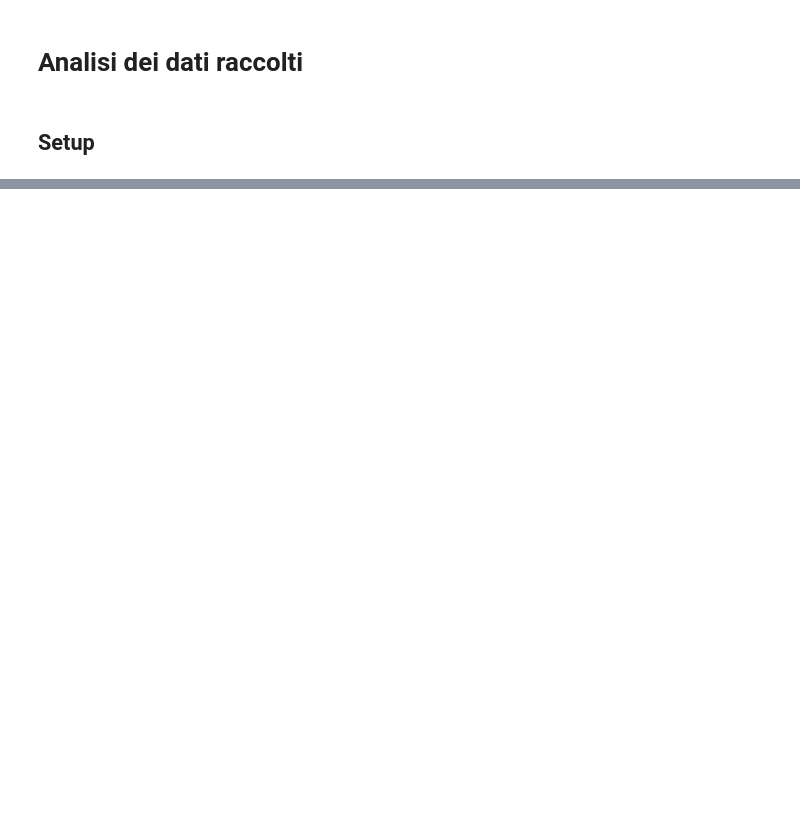
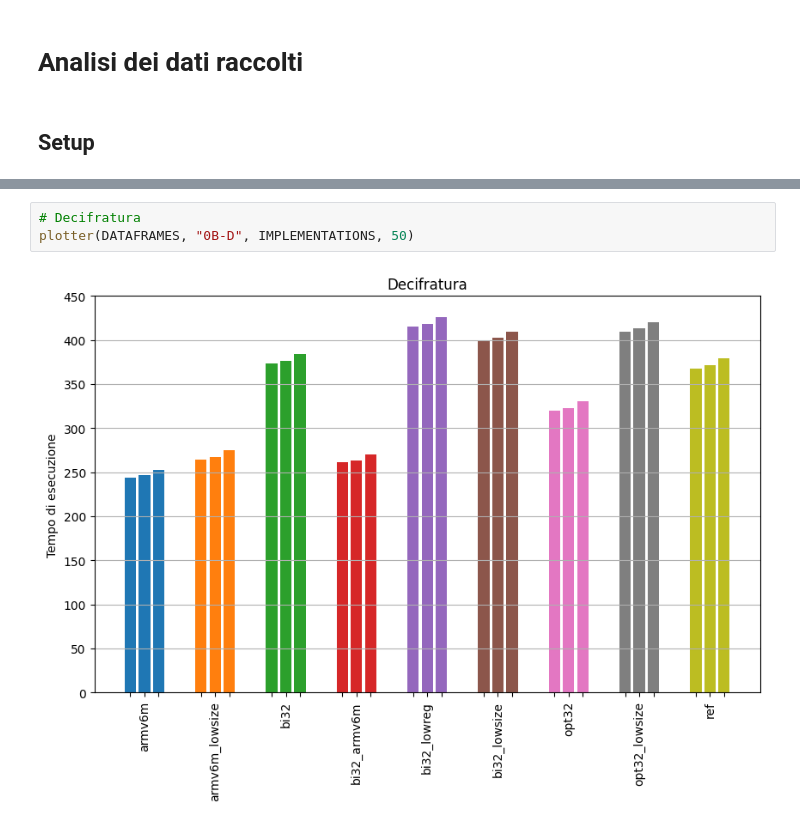
Before and after one commit to MattiaOldani/Tirocinio-ASCON, a Jupyter notebook: adafruit/crypto_aead/notebook/ascon128av12.ipynb, the cells around one changed output, grey strips where cells are left out. Cells and saved outputs as stored; diff of their text form; blank space fills up the shorter version.

```diff
--- a/adafruit/crypto_aead/notebook/ascon128av12.ipynb
+++ b/adafruit/crypto_aead/notebook/ascon128av12.ipynb
@@ -1083,0 +73,5 @@ Varianza: 17.639990990990995
+# %%
+# Decifratura
+plotter(DATAFRAMES, "0B-D", IMPLEMENTATIONS, 50)
+# %% [output]
+[figure, added]
```
Also changed, not shown: parts of 113 cells of this notebook, 4 other files.
